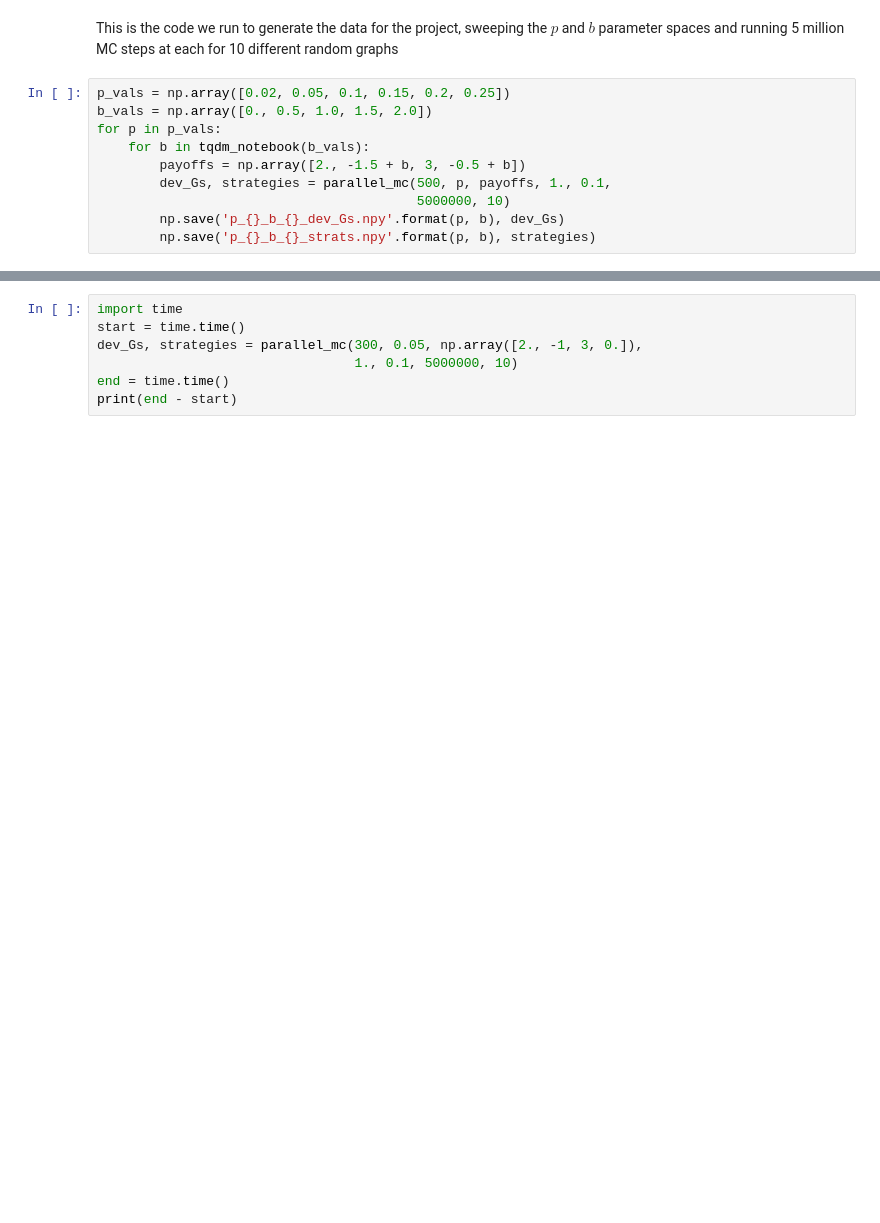
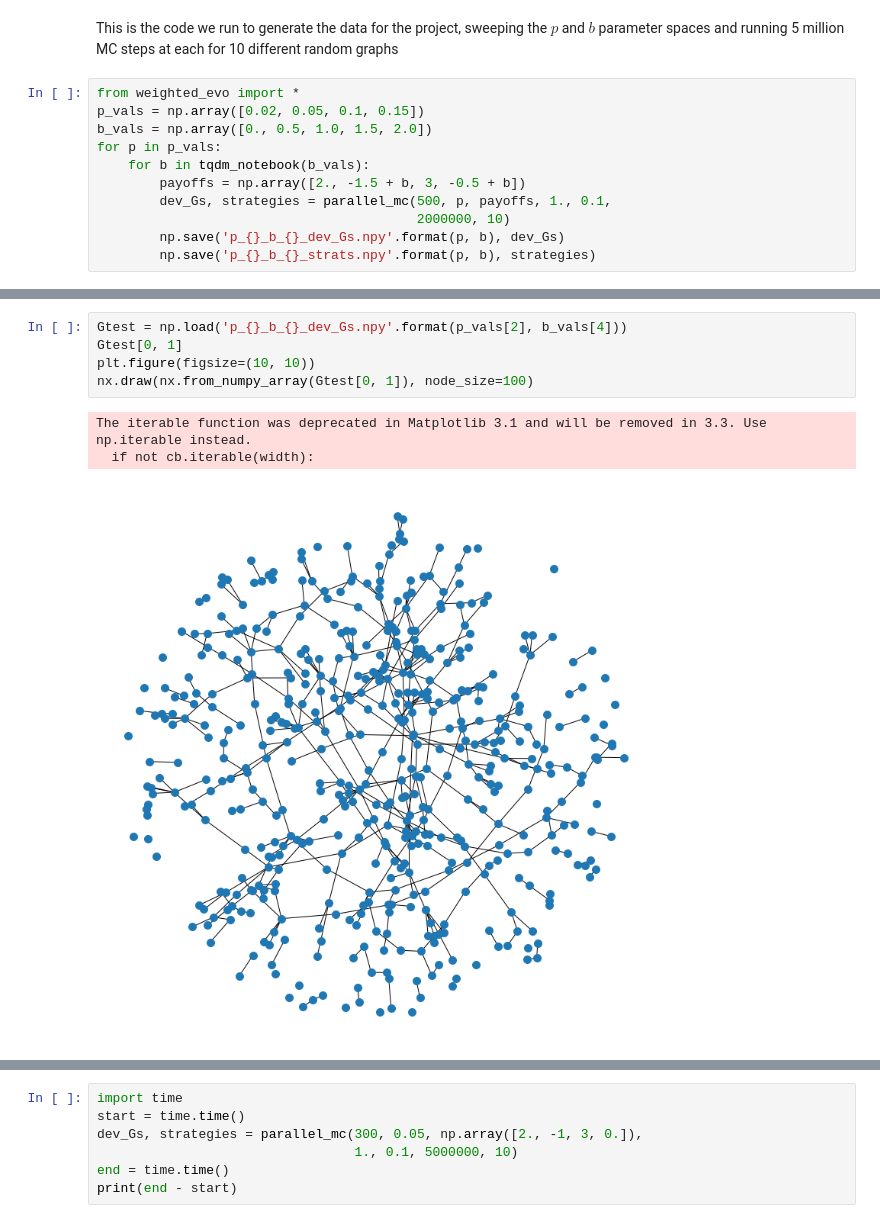
Before and after one commit to nhchristianson/graph_evolution, a Jupyter notebook: Project initial testing.ipynb, the cells around one changed output, grey strips where cells are left out. Cells and saved outputs as stored; diff of their text form; blank space fills up the shorter version.

```diff
--- a/Project initial testing.ipynb
+++ b/Project initial testing.ipynb
@@ -20,13 +37,14 @@ print(community_louvain(x.G)[1])
 # %% [markdown]
 This is the code we run to generate the data for the project, sweeping the $p$ and $b$ parameter spaces and running 5 million MC steps at each for 10 different random graphs
 # %%
-p_vals = np.array([0.02, 0.05, 0.1, 0.15, 0.2, 0.25])
+from weighted_evo import *
+p_vals = np.array([0.02, 0.05, 0.1, 0.15])
 b_vals = np.array([0., 0.5, 1.0, 1.5, 2.0])
 for p in p_vals:
     for b in tqdm_notebook(b_vals):
         payoffs = np.array([2., -1.5 + b, 3, -0.5 + b])
         dev_Gs, strategies = parallel_mc(500, p, payoffs, 1., 0.1,
-                                         5000000, 10)
+                                         2000000, 10)
         np.save('p_{}_b_{}_dev_Gs.npy'.format(p, b), dev_Gs)
         np.save('p_{}_b_{}_strats.npy'.format(p, b), strategies)
 # %% [output]
@@ -52,0 +309,9 @@ x.mc_step_incr_edge(1, 0.1)
+# %%
+Gtest = np.load('p_{}_b_{}_dev_Gs.npy'.format(p_vals[2], b_vals[4]))
+Gtest[0, 1]
+plt.figure(figsize=(10, 10))
+nx.draw(nx.from_numpy_array(Gtest[0, 1]), node_size=100)
+# %% [output]
+The iterable function was deprecated in Matplotlib 3.1 and will be removed in 3.3. Use np.iterable instead.
+  if not cb.iterable(width):
+[figure, added]
```
Also changed, not shown: parts of 30 cells of this notebook, 12 other files.
